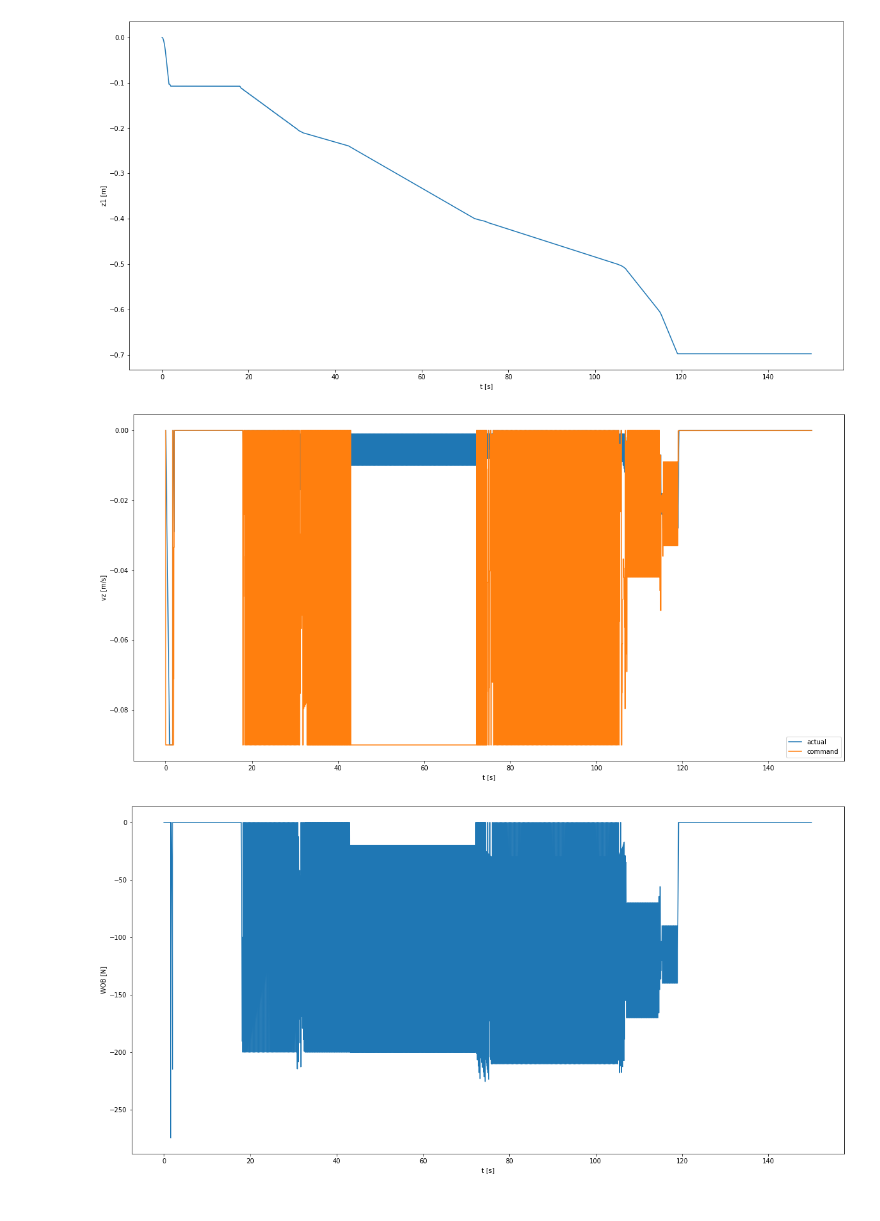
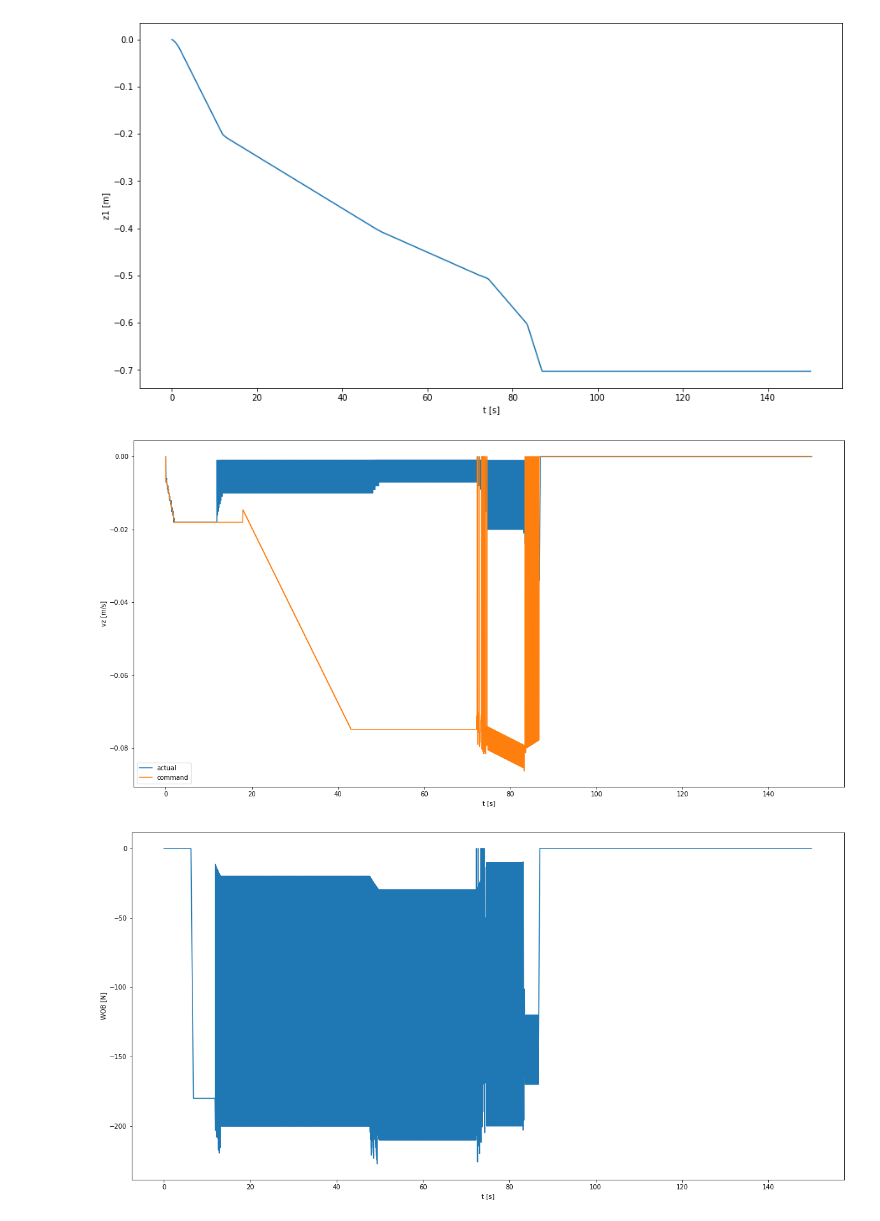
Before and after one commit to MIT-Hydration/HydrationIII, a Jupyter notebook: MotionModel/MotionModel-2021-Aug-23.ipynb, the cells around one changed output. Drawn from its saved outputs; the diff is of its cells as text; code cells hidden in the pictures.

```diff
--- a/MotionModel/MotionModel-2021-Aug-23.ipynb
+++ b/MotionModel/MotionModel-2021-Aug-23.ipynb
@@ -71,7 +71,7 @@ class ControlSystem:
         if np.abs(Perr) < self.Ptol:
             V3 = self.Pz*Perr
         else:
-            V3 = self.Pv*WOBerr + self.Vtarget + self.S
+            V3 = self.Pv*WOBerr + self.S
 
         if V3 < 0:
             V = max(V3, -self.Vmax)
@@ -83,8 +83,8 @@ class ControlSystem:
 tsim = 0
 tsim_max = 150 # seconds
 
-Pv = 0.03/50
-Iv = 0.0*Pv/10
+Pv = 0.03/500
+Iv = Pv/10
 Pz = 0.03
 
 # going down
@@ -121,13 +121,13 @@ while (tsim <= tsim_max):
 # %%
 import matplotlib.pyplot as plt
 
-fig = plt.figure(figsize=[20, 10])
+fig = plt.figure(figsize=[15, 8])
 plt.plot(tArr, z1Arr)
 plt.xlabel('t [s]')
 plt.ylabel('z1 [m]')
 plt.show()
 # %% [output]
-[figure, old version]
+[figure, new version]
 # %%
 
 fig = plt.figure(figsize=[20, 10])
@@ -138,7 +138,7 @@ plt.ylabel('vz [m/s]')
 plt.legend()
 plt.show()
 # %% [output]
-[figure, old version]
+[figure, new version]
 # %%
 
 fig = plt.figure(figsize=[20, 10])
@@ -147,7 +147,7 @@ plt.xlabel('t [s]')
 plt.ylabel('WOB [N]')
 plt.show()
 # %% [output]
-[figure, old version]
+[figure, new version]
 # %%
 fig = plt.figure(figsize=[20, 10])
 plt.plot(tArr, vcommandArr)
```
Also changed, not shown: parts of 5 cells of this notebook, 5 other files.
